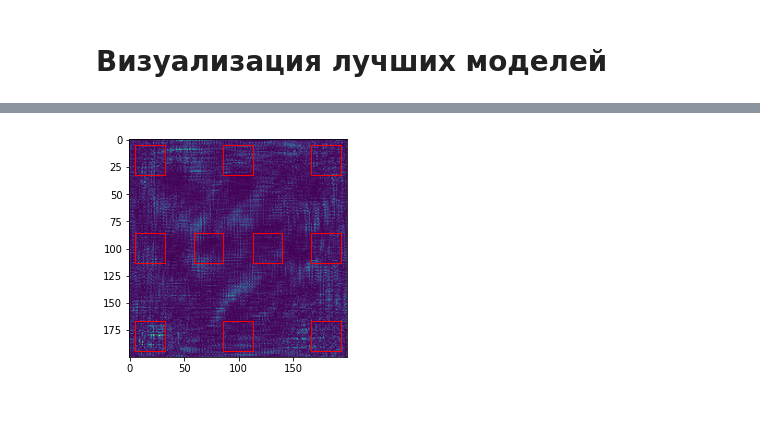
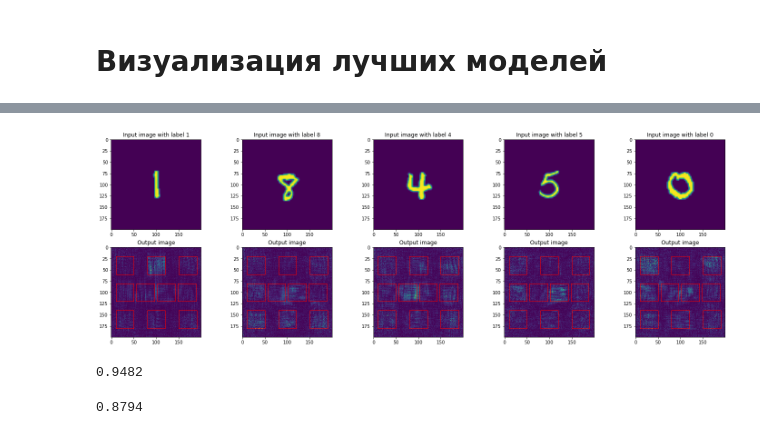
Before and after one commit to Kir7a/DNN, a Jupyter notebook: notebooks/Results visualization.ipynb, the cells around one changed output, grey strips where cells are left out. Cells and saved outputs as stored; diff of their text form; code cells hidden in the pictures; blank space fills up the shorter version.

```diff
--- a/notebooks/Results visualization.ipynb
+++ b/notebooks/Results visualization.ipynb
@@ -240,3 +264,0 @@ visualize_n_samples(model, val_dataset, n = 5, padding = 58, detector_pos = dete
-# %%
-ind = 20
-prop_vis(model, val_dataset[ind][0], padding = 58, mode = 'abs')
@@ -254,10 +265,24 @@ TypeError: 'NoneType' object is not subscriptable
-# %%
-padding = 58
-ex = F.pad(val_dataset[ind][0], pad=(padding, padding, padding, padding))
-out, _ = model(ex)
-plt.imshow(out.detach().numpy()[0])
-for det in detector_pos:
-    rect = patches.Rectangle((det[2], det[0]), det_size, det_size, linewidth=1, edgecolor='r', facecolor='none')
-    plt.gca().add_patch(rect)
-# %% [output]
-[figure, removed]
+# %%
+from copy import deepcopy
+def get_rough_thickness(model, thickness_step, model_args):
+    wl = model_args["Wavelength (m)"]
+    n = model_args["delta refractive index (real)"]
+    phase_step = thickness_step / wl * 2* np.pi *n
+    phases = torch.arange(0, 1 , phase_step / 2 / np.pi)
+    cut_model = deepcopy(model)
+    for ind, mask in enumerate(model.mask_layers):
+        resid = torch.abs(torch.sigmoid(mask.phase[:,:,None]) - phases[None, None, :])
+        cut_model.mask_layers[ind].phase = torch.nn.Parameter(2* np.pi* phases[torch.argmin(resid, dim = 2)])
+    return cut_model
+# %%
+cut_model = get_rough_thickness(model, 1e-6, model_args)
+# %%
+visualize_n_samples(cut_model,
+                    val_dataset,
+                    n = 5,
+                    padding = 0,
+                    detector_pos = detector_pos,
+                    unconstain_phase = True)
+plt.savefig(img_folder + name + '_example_constrained_thick.png', dpi = 600, bbox_inches = 'tight')
+# %% [output]
+[figure, added]
@@ -263,0 +292,8 @@ for det in detector_pos:
+# %%
+trainer.validate(val_dataloader)
+# %% [output]
+0.9482
+# %%
+trainer_cut.validate(val_dataloader, unconstrain_phase = True)
+# %% [output]
+0.8794
```
Also changed, not shown: parts of 11 cells of this notebook, 1 other file.
